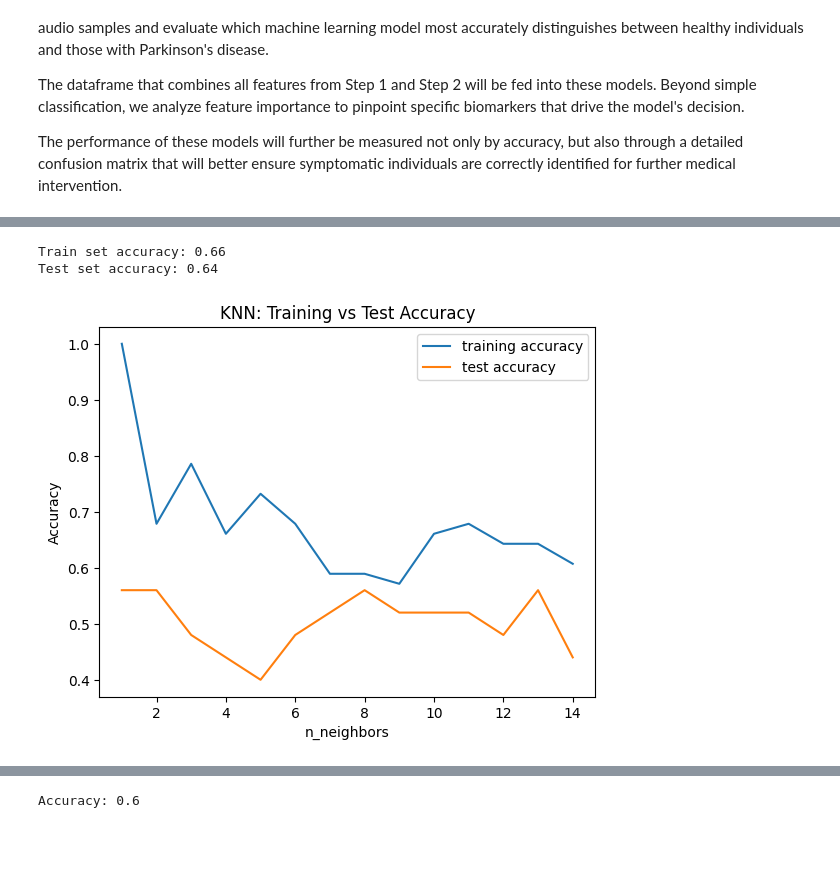
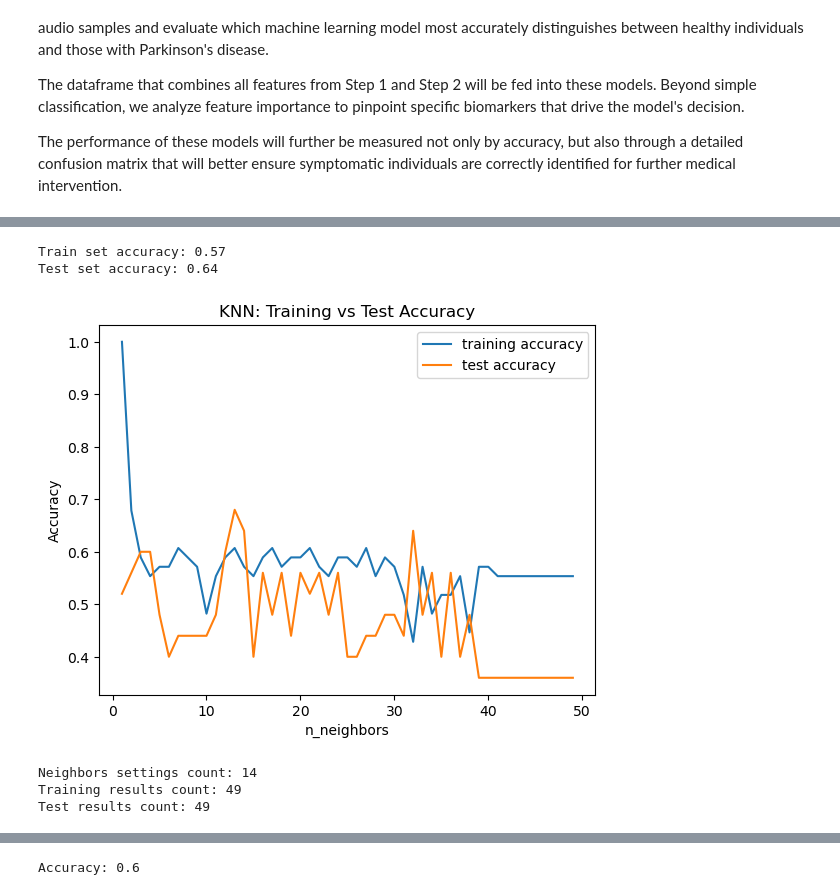
Before and after one commit to WobinWobin/mini-project, a Jupyter notebook: mini project.ipynb, the cells around one changed output, grey strips where cells are left out. Saved outputs shown, nothing was run; the diff lists cells and outputs as text; code cells hidden in the pictures; blank space fills up the shorter version.

```diff
--- a/mini project.ipynb
+++ b/mini project.ipynb
@@ -348,12 +353,12 @@ Accuracy: 0.4
 # %% [markdown]
 # Step 2
 # %%
-'''Code for Feature Extraction'''
+'''Code for Feature Extraction using STFT'''
 
 # Setting targets for the audio files
 data_map = {
-    "pd_dataset/HC_AH/*.wav": 0,    # Healthy Control
-    "pd_dataset/PD_AH/*.wav": 1     # Parkinson's Disease
+    "pd_dataset/HC_AH_noise_reduce/*.wav": 0,    # Healthy Control
+    "pd_dataset/PD_AH_noise_reduce/*.wav": 1     # Parkinson's Disease
 }
 
 features_list = []
@@ -551,9 +584,9 @@ plt.show()
 # %%
 '''KNN with random number of neighbors'''
 
-# 1. Instantiate the class with a specific number of neighbors (e.g., 3)
+# 1. Instantiate the class with a specific number of neighbors 19
 X_train, X_test, y_train, y_test = train_test_split(X, y, test_size=0.3, random_state=random.randint(1,100))
-clf = KNeighborsClassifier(n_neighbors=19)
+clf = KNeighborsClassifier(n_neighbors=14)
 
 # 2. Fit the model using the scaled training data
 clf.fit(X_train, y_train)
@@ -562,37 +595,37 @@ clf.fit(X_train, y_train)
 print("Train set accuracy: {:.2f}".format(clf.score(X_train, y_train)))
 print("Test set accuracy: {:.2f}".format(clf.score(X_test, y_test)))
 # %% [output]
-Train set accuracy: 0.66
+Train set accuracy: 0.57
 Test set accuracy: 0.64
 # %%
 '''graphing the KNN: Training vs Test Accuracy (Monte Carlo Cross Validation)'''
 
 training_accuracy = []
 test_accuracy = []
 
 # Try n_neighbors from 1 to 15
-neighbors_settings = range(1, 15)
+neighbors_settings = range(1, 50)
 
 for n_neighbors in neighbors_settings:
     # Build the model
     clf = KNeighborsClassifier(n_neighbors=n_neighbors)
     clf.fit(X_train, y_train)
 
     # Record training set accuracy
     training_accuracy.append(clf.score(X_train, y_train))
     # Record generalization (test) accuracy
     test_accuracy.append(clf.score(X_test, y_test))
 
 # Plotting
 plt.plot(neighbors_settings, training_accuracy, label="training accuracy")
 plt.plot(neighbors_settings, test_accuracy, label="test accuracy")
 plt.ylabel("Accuracy")
 plt.xlabel("n_neighbors")
 plt.title("KNN: Training vs Test Accuracy")
 plt.legend()
 plt.show()
 # %% [output]
-[figure, old version]
+[figure, new version]
 # %%
 '''Prof Gino's method (same thing but larger range)'''
 
@@ -616,4 +649,12 @@ for seedN in tqdm(range(1, 100, 1)):
 
     lahat_training[seedN]=training_accuracy
     lahat_test[seedN] = test_accuracy
+# %%
+print(f"Neighbors settings count: {len(neighbors_settings)}")
+print(f"Training results count: {lahat_training.shape[0]}")
+print(f"Test results count: {lahat_test.shape[0]}")
+# %% [output]
+Neighbors settings count: 14
+Training results count: 49
+Test results count: 49
 # %%
```
Also changed, not shown: parts of 10 cells of this notebook, 17 other files.
